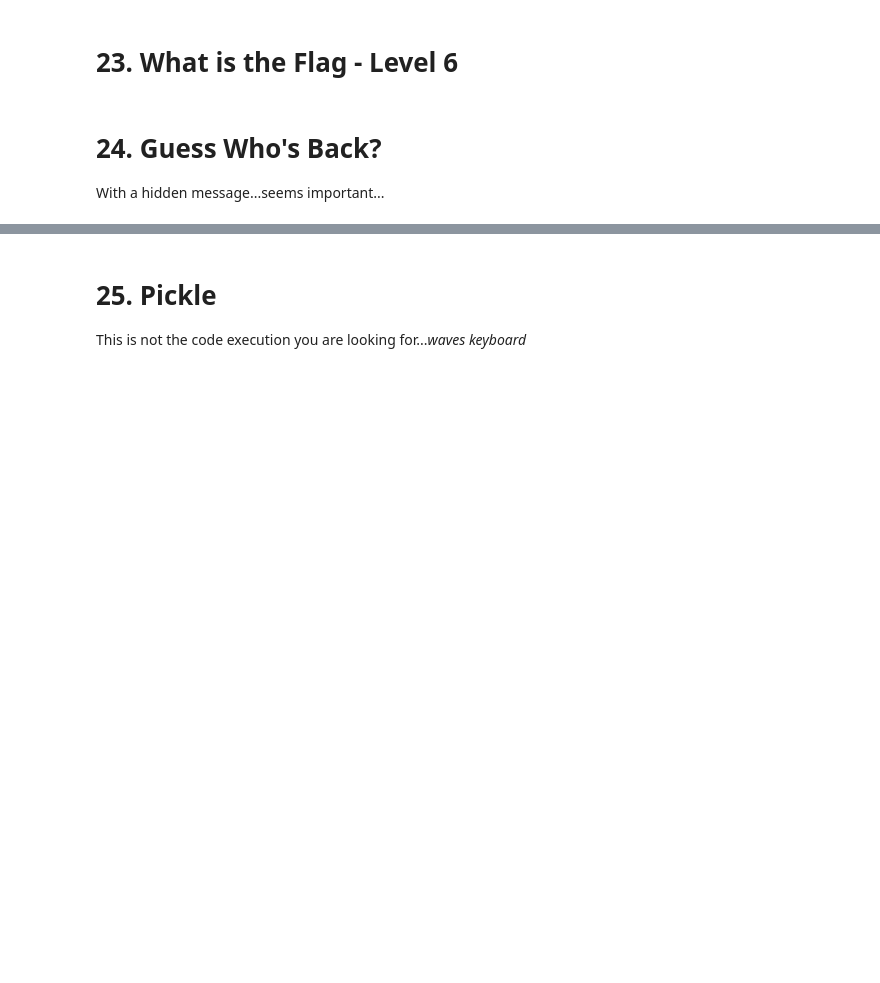
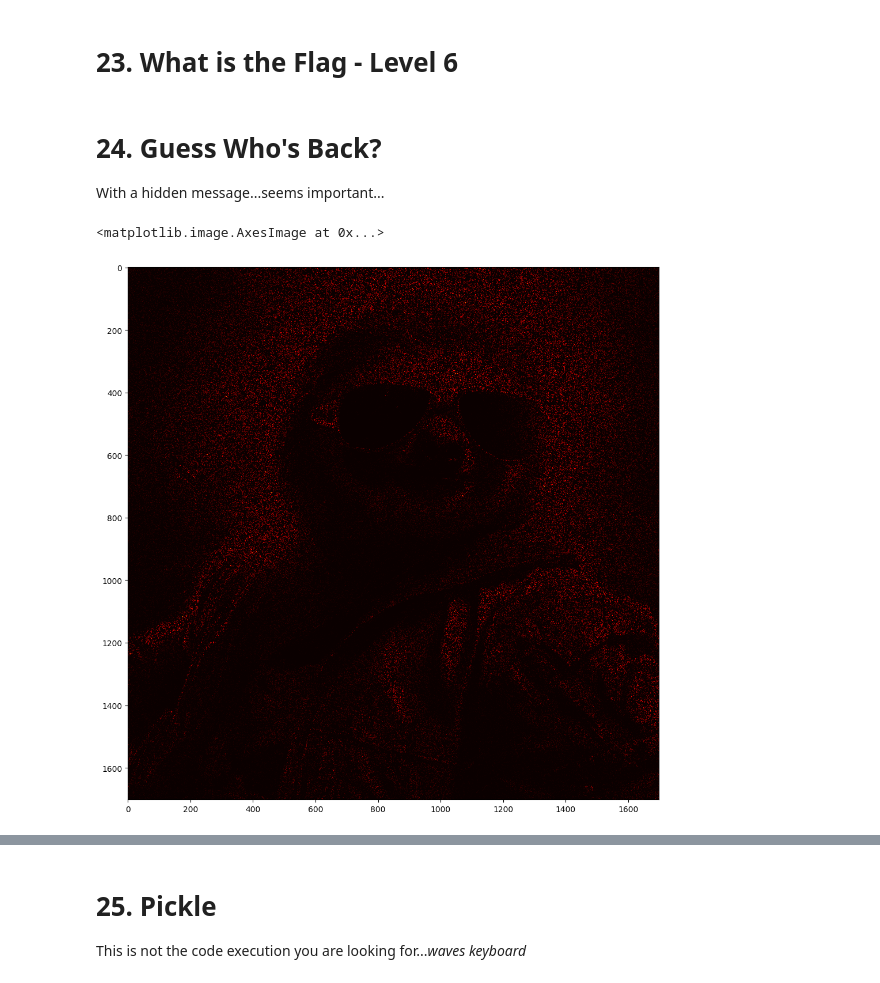
Before and after one commit to iod-ine/kaggle-ai-village-capture-the-flag-defcon31, a Jupyter notebook: notebooks/ctf-starter-aiv.ipynb, the cells around one changed output, grey strips where cells are left out. Saved outputs shown, nothing was run; the diff lists cells and outputs as text; code cells hidden in the pictures; blank space fills up the shorter version.

```diff
--- a/notebooks/ctf-starter-aiv.ipynb
+++ b/notebooks/ctf-starter-aiv.ipynb
@@ -471,7 +471,10 @@ With a hidden message...seems important...
 # %%
 import numpy as np
 import matplotlib.pyplot as plt
 
-Xsub = np.load("/kaggle/input/ai-village-capture-the-flag-defcon31/terrance/terrence.npz")['arr_0']
+XX = np.load("../data/raw/terrance/terrence.npz")["arr_0"]
 plt.figure(figsize=(12,12))
-plt.imshow(Xsub, cmap='hot')
+plt.imshow(XX, cmap="hot")
+# %% [output]
+<matplotlib.image.AxesImage at 0x...>
+[figure, added]
```
Also changed, not shown: parts of 3 cells of this notebook.
